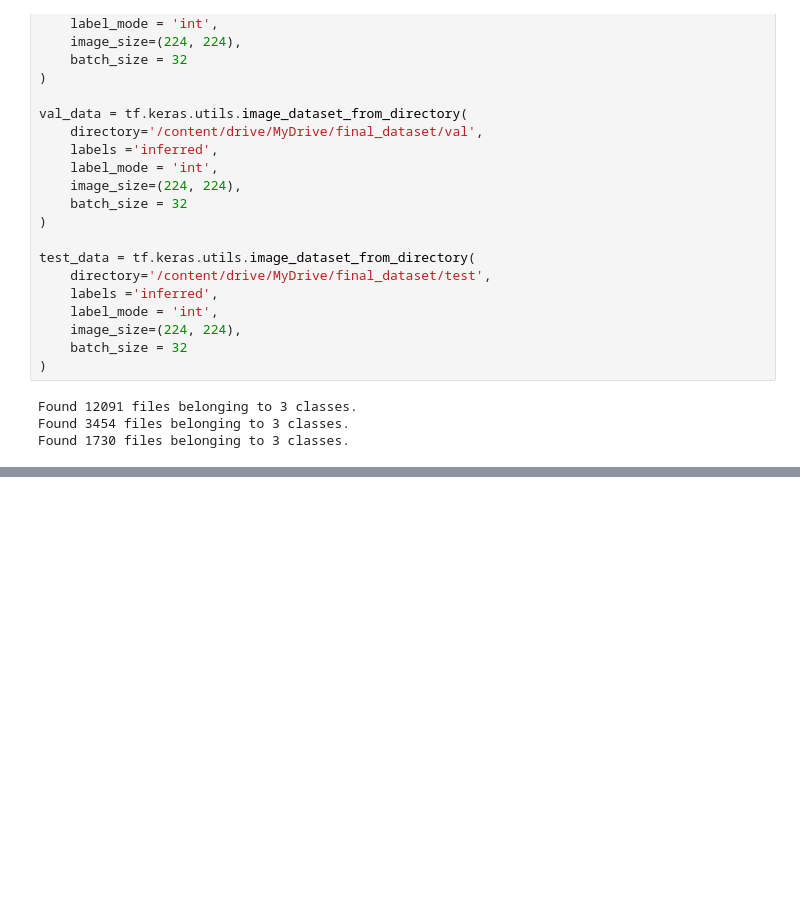
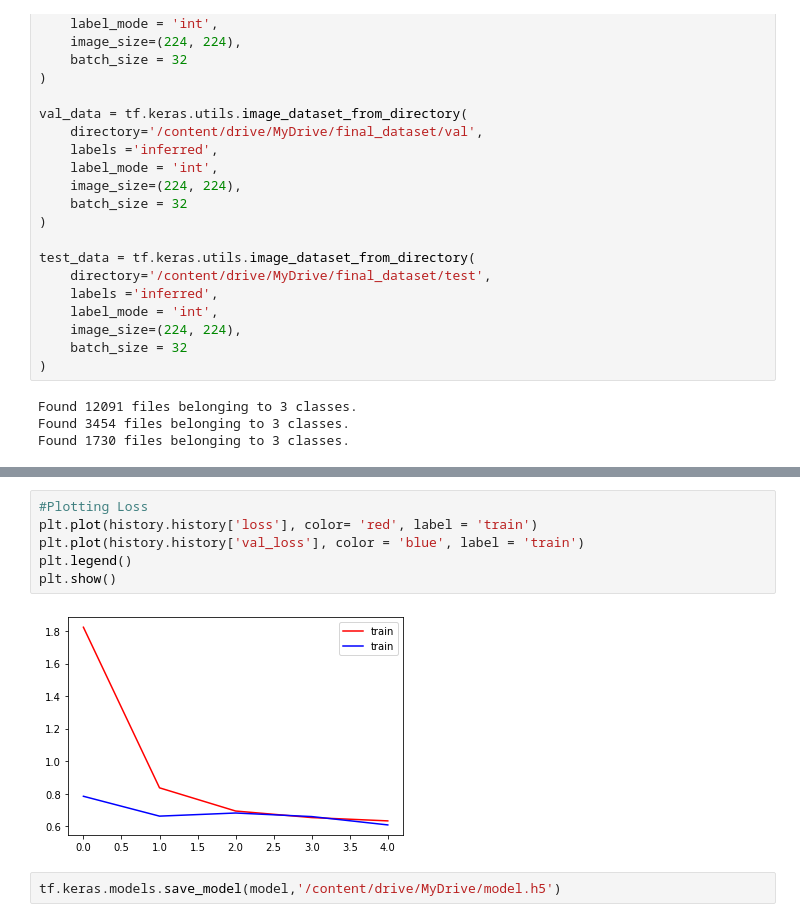
Before and after one commit to Pilot-Khadka/Lung_Disease_Classification, a Jupyter notebook: main.ipynb, the cells around one changed output, grey strips where cells are left out. Saved outputs shown, nothing was run; the diff lists cells and outputs as text; blank space fills up the shorter version.

```diff
--- a/main.ipynb
+++ b/main.ipynb
@@ -215,0 +341,10 @@ Found 1730 files belonging to 3 classes.
+# %%
+#Plotting Loss
+plt.plot(history.history['loss'], color= 'red', label = 'train')
+plt.plot(history.history['val_loss'], color = 'blue', label = 'train')
+plt.legend()
+plt.show()
+# %% [output]
+[figure, added]
+# %%
+tf.keras.models.save_model(model,'/content/drive/MyDrive/model.h5')
```
Also changed, not shown: parts of 17 cells of this notebook.
